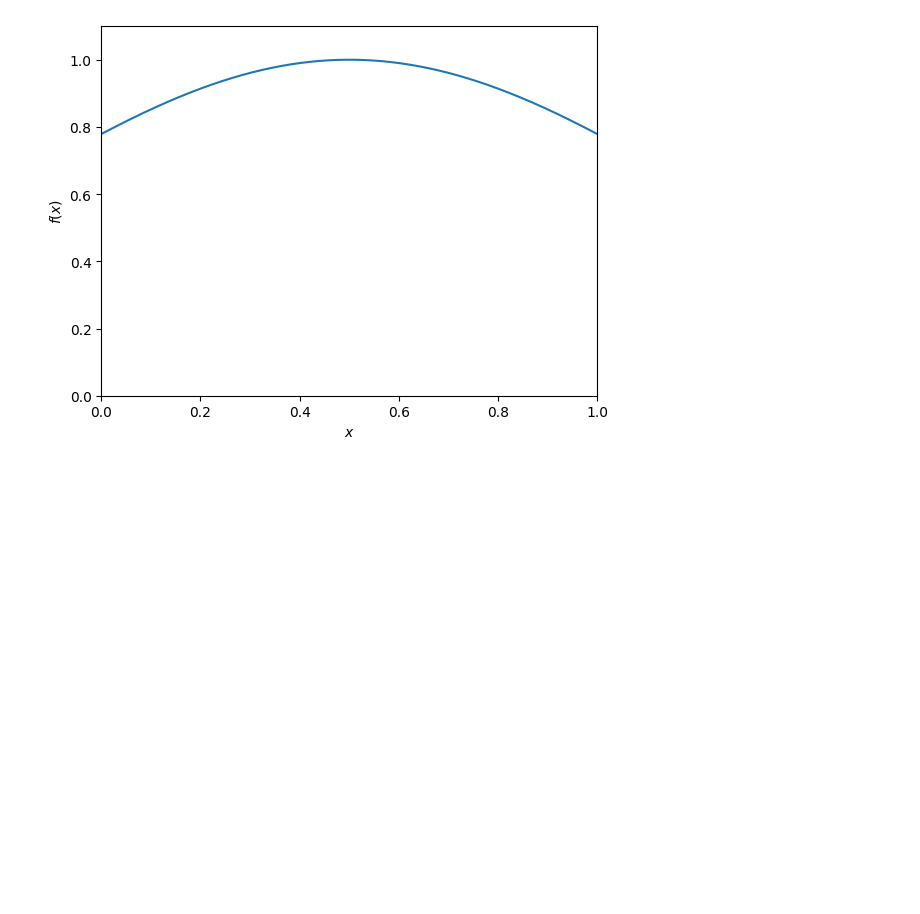
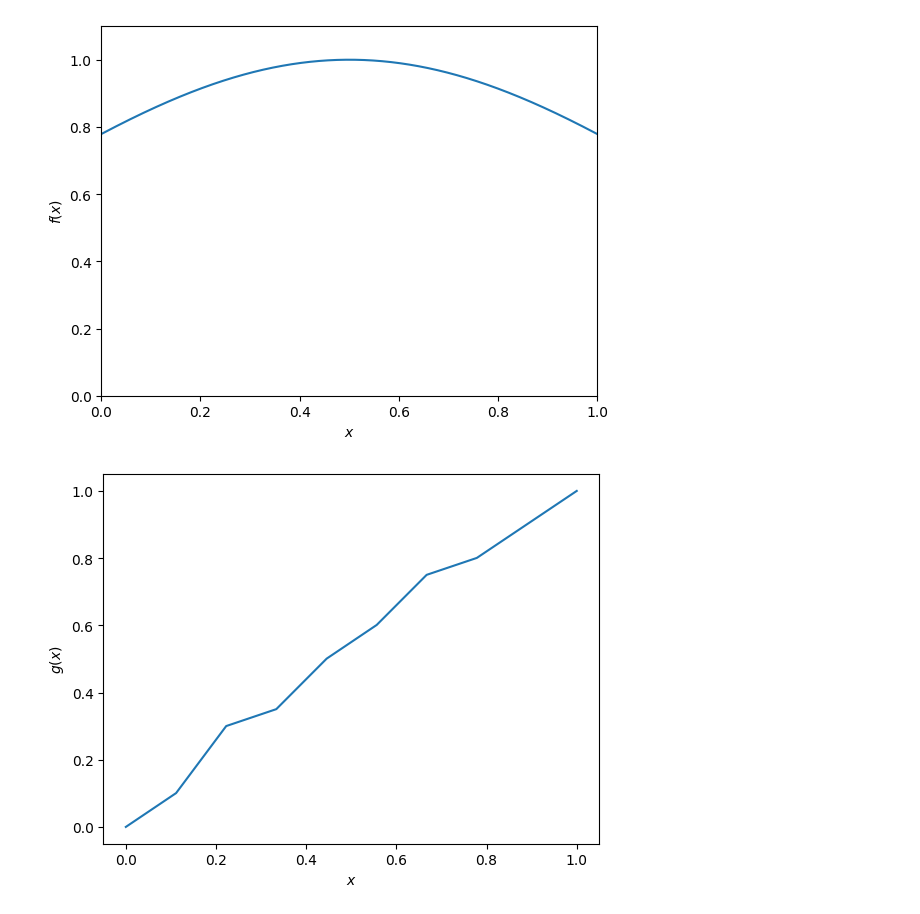
Before and after one commit to alracey/level4-project, a Jupyter notebook: piecewise_linear_pytorch.ipynb, the cells around one changed output. Cells and saved outputs as stored; diff of their text form; code cells hidden in the pictures; blank space fills up the shorter version.

```diff
--- a/piecewise_linear_pytorch.ipynb
+++ b/piecewise_linear_pytorch.ipynb
@@ -25,22 +25,32 @@ plt.show()
 # %%
 def g(x, y_params):
 
   #bins
   K = len(y_params) + 1
 
   #using given params, append 0 and 1 to the ends
   x_bins = torch.linspace(0, 1, K+1)
   ys = torch.cat([torch.tensor([0.0]), y_params, torch.tensor([1.0])])
 
   #find the correct bin indices i for each x value
   i_values = torch.clamp((x * K).long(), max=K-1)
 
   #compute the edges
   x_left = x_bins[i_values]
   x_right = x_bins[i_values+1]
   y_left = ys[i_values]
   y_right = ys[i_values+1]
 
   #compute the linear mappings for all x
 
   return y_left + ((y_right - y_left) / (x_right - x_left)) * (x - x_left)
+
+#test plot
+test_params = torch.tensor([0.1, 0.3, 0.35, 0.5, 0.6, 0.75, 0.8, 0.9])
+test_g = g(xs, test_params)
+plt.plot(xs, test_g)
+plt.xlabel('$x$')
+plt.ylabel('$g(x)$')
+plt.show()
+# %% [output]
+[figure, added]
```
